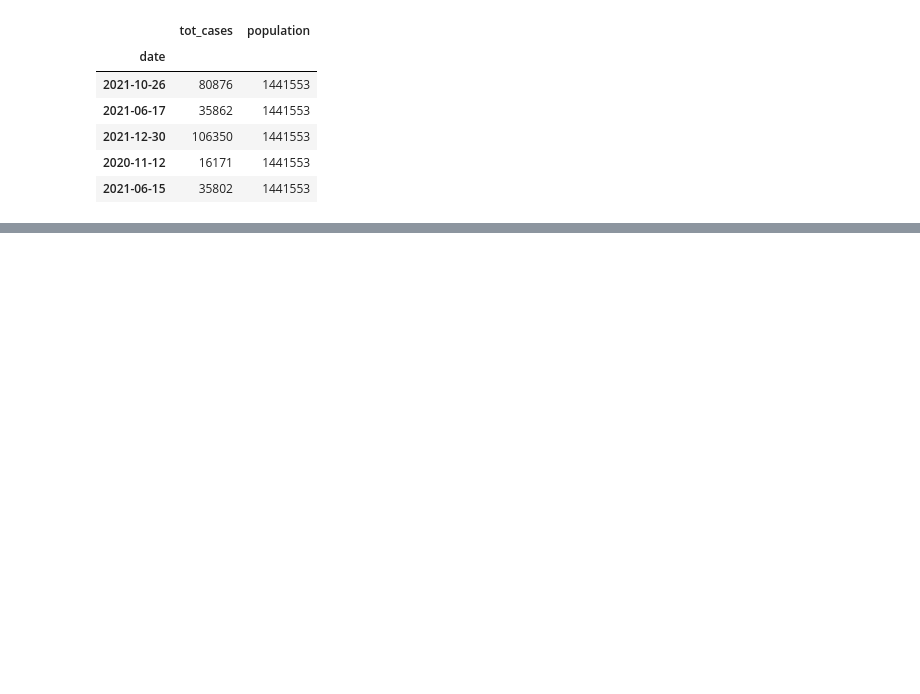
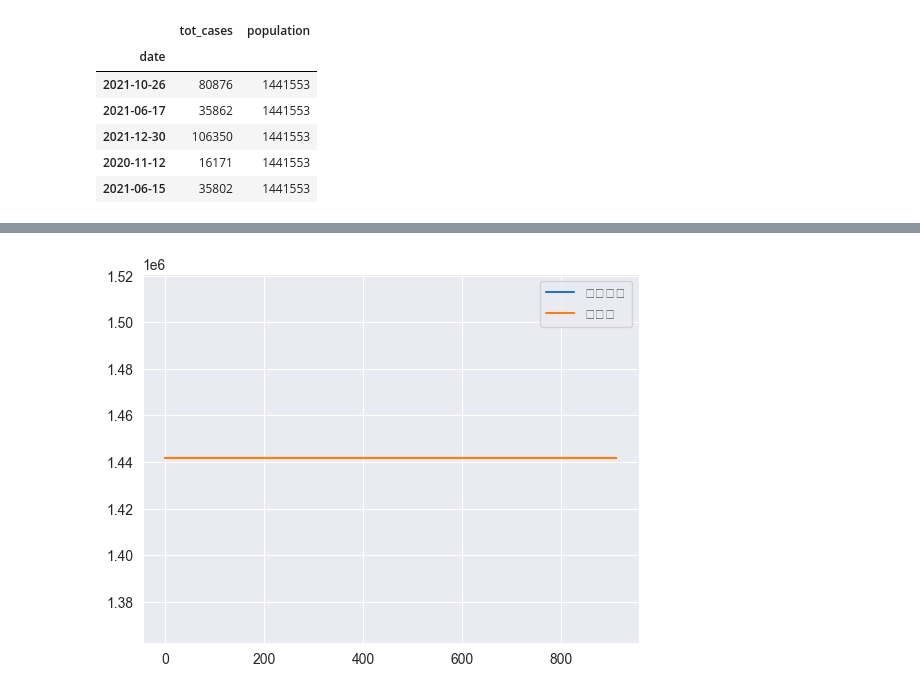
Before and after one commit to shimyoubin/2025-2-bigdata_app_programming, a Jupyter notebook: ch09/Covid_hawail_data_1107.ipynb, the cells around one changed output, grey strips where cells are left out. Saved outputs shown, nothing was run; the diff lists cells and outputs as text; code cells hidden in the pictures; blank space fills up the shorter version.

```diff
--- a/ch09/Covid_hawail_data_1107.ipynb
+++ b/ch09/Covid_hawail_data_1107.ipynb
@@ -95,0 +97,4 @@ df_raw_filter.to_csv(kor_covid_csv_file_path)
+# %%
+kor_data_sr = pd.read_csv('../ch05/data/covid-kor.csv', encoding='cp949')
+hawai_data_sr = pd.read_csv('data/covid-hawai.csv', encoding='cp949')
+# 날짜가 달라서 가만하고 처리해야함(같은 데이터가 아니라서)
@@ -95,0 +130,7 @@ df_raw_filter.to_csv(kor_covid_csv_file_path)
+# %%
+rate = 0
+kor_data_pop = kor_data_sr['population']['']
+hi_data_pop = hawai_data_sr['population']
+
+rate = hi_data_pop / kor_data_pop
+rate
@@ -95,0 +150,11 @@ df_raw_filter.to_csv(kor_covid_csv_file_path)
+# %%
+covid_df2 = pd.DataFrame(
+    {
+        '대한민국': kor_data_pop * rate,
+        '하와이' : hi_data_pop
+    }
+)
+covid_df2.plot.line()
+plt.show()
+# %% [output]
+[figure, added]
```
Also changed, not shown: parts of 6 cells of this notebook, 9 other files.
